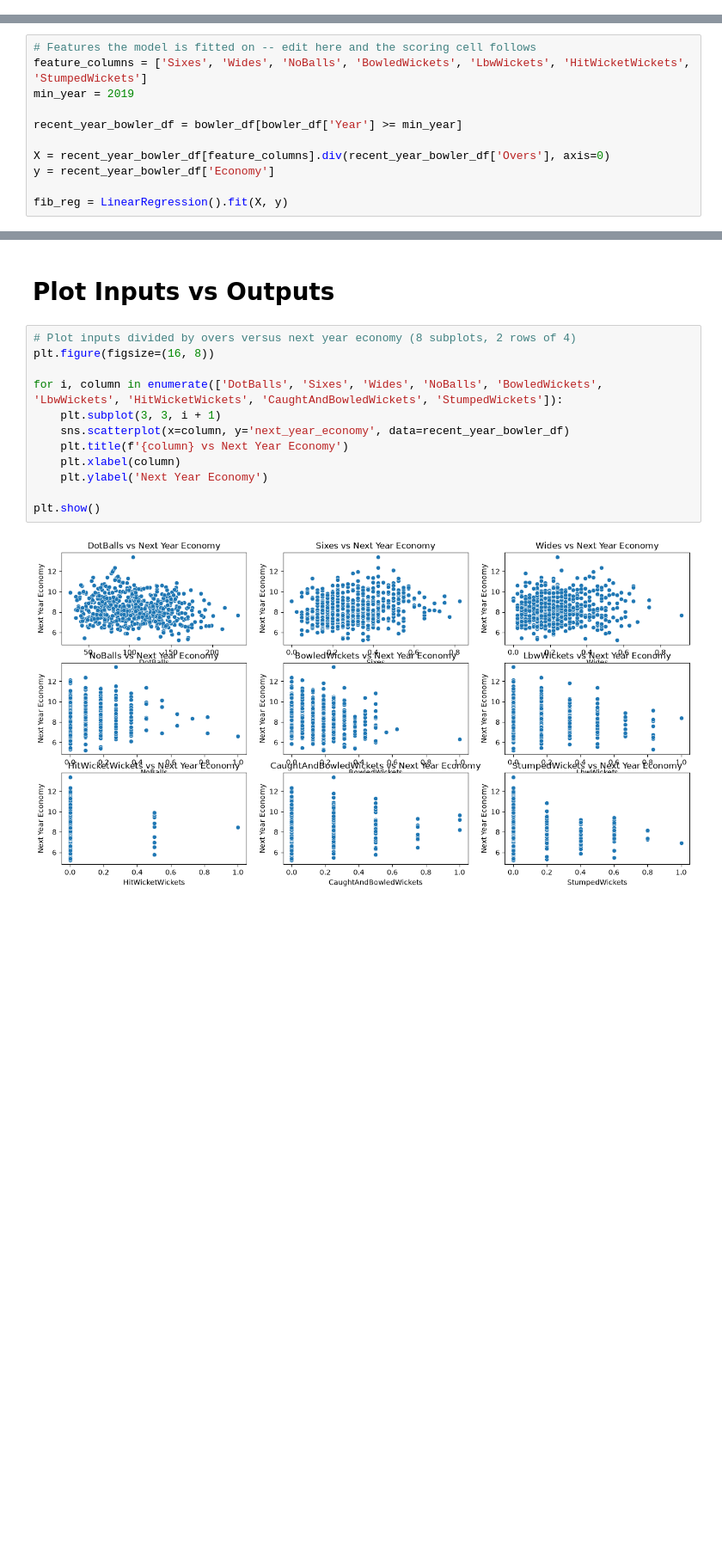
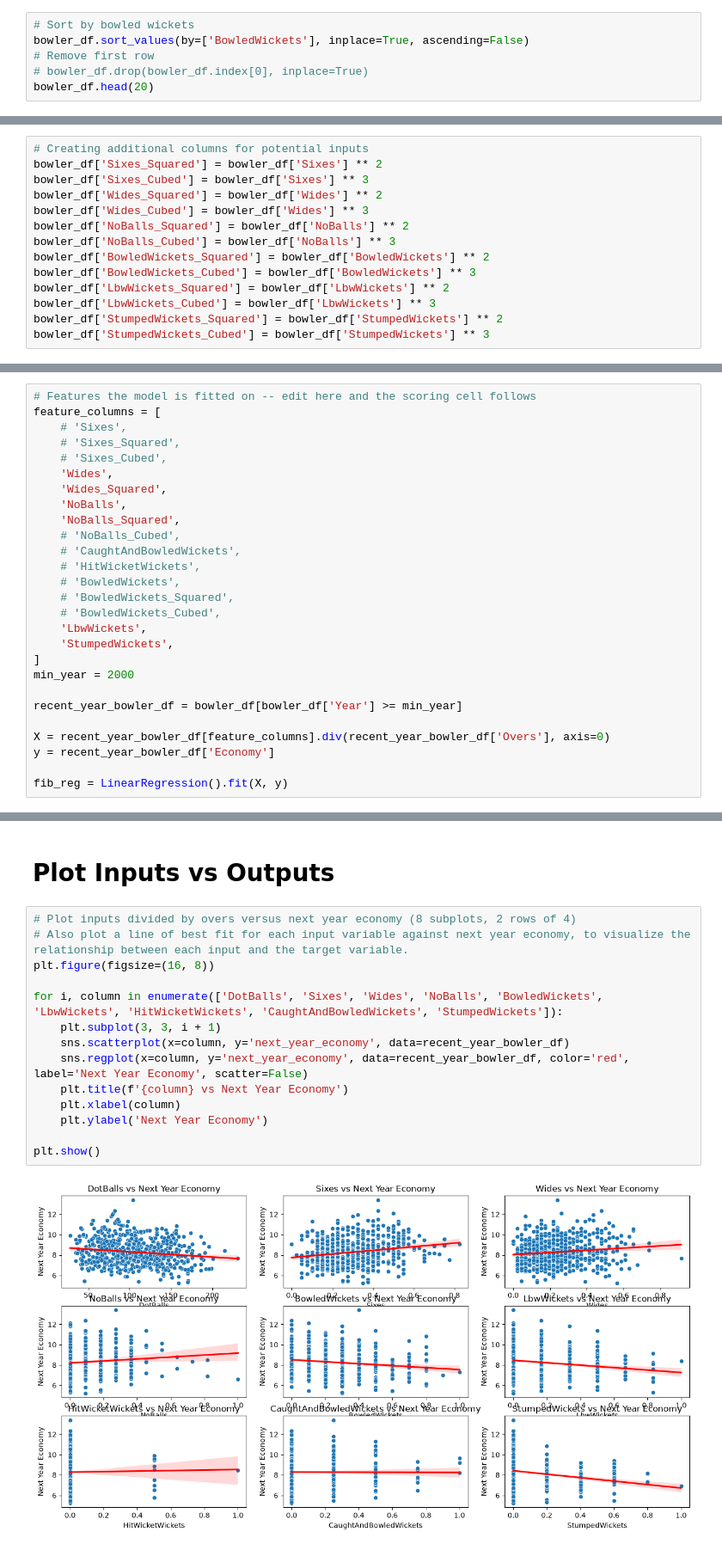
Before and after one commit to greenbear26/fielding-independent-bowling, a Jupyter notebook: main.ipynb, the cells around one changed output, grey strips where cells are left out. Shown at 86% size. Saved outputs shown, nothing was run; the diff lists cells and outputs as text; blank space fills up the shorter version.

```diff
--- a/main.ipynb
+++ b/main.ipynb
@@ -190,3 +190,9 @@ for index, row in bowler_df.iterrows():
     next_year_data = bowler_df[(bowler_df['Bowler'] == row['Bowler']) & (bowler_df['Year'] == row['Year'] + 1)]
     if not next_year_data.empty:
         bowler_df.at[index, 'next_year_economy'] = next_year_data.iloc[0]['Economy']
+# %%
+# Sort by bowled wickets
+bowler_df.sort_values(by=['BowledWickets'], inplace=True, ascending=False)
+# Remove first row
+# bowler_df.drop(bowler_df.index[0], inplace=True)
+bowler_df.head(20)
@@ -214,6 +239,20 @@ Scaling CaughtAndBowledWickets...
 Min: 0, Max: 4
 Scaling StumpedWickets...
 Min: 0, Max: 5
+# %%
+# Creating additional columns for potential inputs
+bowler_df['Sixes_Squared'] = bowler_df['Sixes'] ** 2
+bowler_df['Sixes_Cubed'] = bowler_df['Sixes'] ** 3
+bowler_df['Wides_Squared'] = bowler_df['Wides'] ** 2
+bowler_df['Wides_Cubed'] = bowler_df['Wides'] ** 3
+bowler_df['NoBalls_Squared'] = bowler_df['NoBalls'] ** 2
+bowler_df['NoBalls_Cubed'] = bowler_df['NoBalls'] ** 3
+bowler_df['BowledWickets_Squared'] = bowler_df['BowledWickets'] ** 2
+bowler_df['BowledWickets_Cubed'] = bowler_df['BowledWickets'] ** 3
+bowler_df['LbwWickets_Squared'] = bowler_df['LbwWickets'] ** 2
+bowler_df['LbwWickets_Cubed'] = bowler_df['LbwWickets'] ** 3
+bowler_df['StumpedWickets_Squared'] = bowler_df['StumpedWickets'] ** 2
+bowler_df['StumpedWickets_Cubed'] = bowler_df['StumpedWickets'] ** 3
 # %%
 bowler_df.to_csv('data/bowler-stats.csv', index=False)
 bowler_df.head(20)
@@ -239,8 +279,24 @@ bowler_df.head(20)
 # Training the model
 # %%
 # Features the model is fitted on -- edit here and the scoring cell follows
-feature_columns = ['Sixes', 'Wides', 'NoBalls', 'BowledWickets', 'LbwWickets', 'HitWicketWickets', 'StumpedWickets']
-min_year = 2019
+feature_columns = [
+    # 'Sixes',
+    # 'Sixes_Squared',
+    # 'Sixes_Cubed',
+    'Wides',
+    'Wides_Squared',
+    'NoBalls',
+    'NoBalls_Squared',
+    # 'NoBalls_Cubed',
+    # 'CaughtAndBowledWickets',
+    # 'HitWicketWickets',
+    # 'BowledWickets',
+    # 'BowledWickets_Squared',
+    # 'BowledWickets_Cubed',
+    'LbwWickets',
+    'StumpedWickets',
+]
+min_year = 2000
 
 recent_year_bowler_df = bowler_df[bowler_df['Year'] >= min_year]
 
@@ -275,18 +331,20 @@ Seasons 2019+: 469 bowler-seasons, 251 with a following season.
 # Plot Inputs vs Outputs
 # %%
 # Plot inputs divided by overs versus next year economy (8 subplots, 2 rows of 4)
+# Also plot a line of best fit for each input variable against next year economy, to visualize the relationship between each input and the target variable.
 plt.figure(figsize=(16, 8))
 
 for i, column in enumerate(['DotBalls', 'Sixes', 'Wides', 'NoBalls', 'BowledWickets', 'LbwWickets', 'HitWicketWickets', 'CaughtAndBowledWickets', 'StumpedWickets']):
     plt.subplot(3, 3, i + 1)
     sns.scatterplot(x=column, y='next_year_economy', data=recent_year_bowler_df)
+    sns.regplot(x=column, y='next_year_economy', data=recent_year_bowler_df, color='red', label='Next Year Economy', scatter=False)
     plt.title(f'{column} vs Next Year Economy')
     plt.xlabel(column)
     plt.ylabel('Next Year Economy')
 
 plt.show()
 # %% [output]
-[figure, old version]
+[figure, new version]
 # %% [markdown]
 # Next steps
 
```
Also changed, not shown: parts of 6 cells of this notebook, 1 other file.
